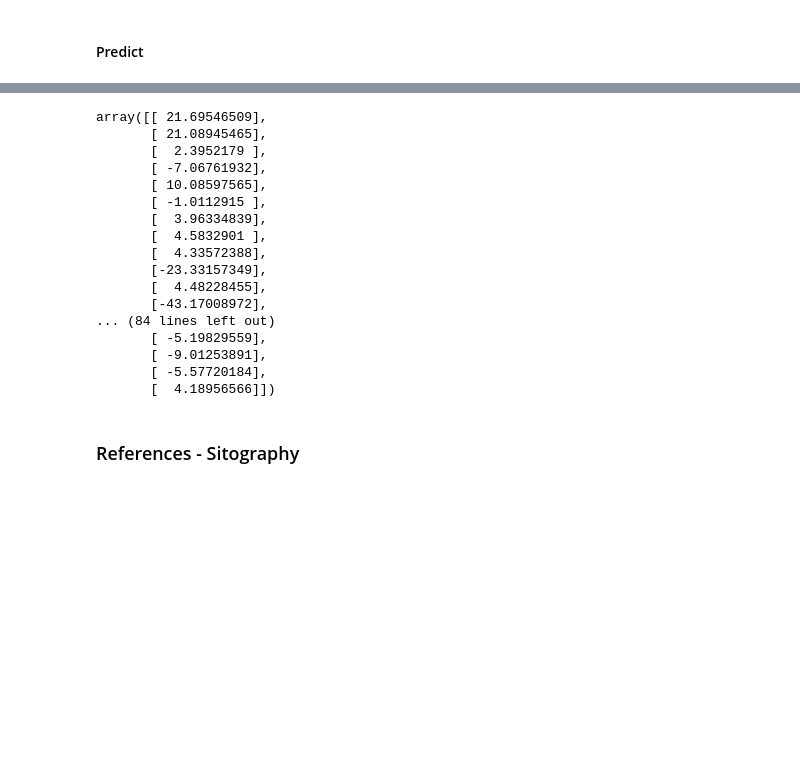
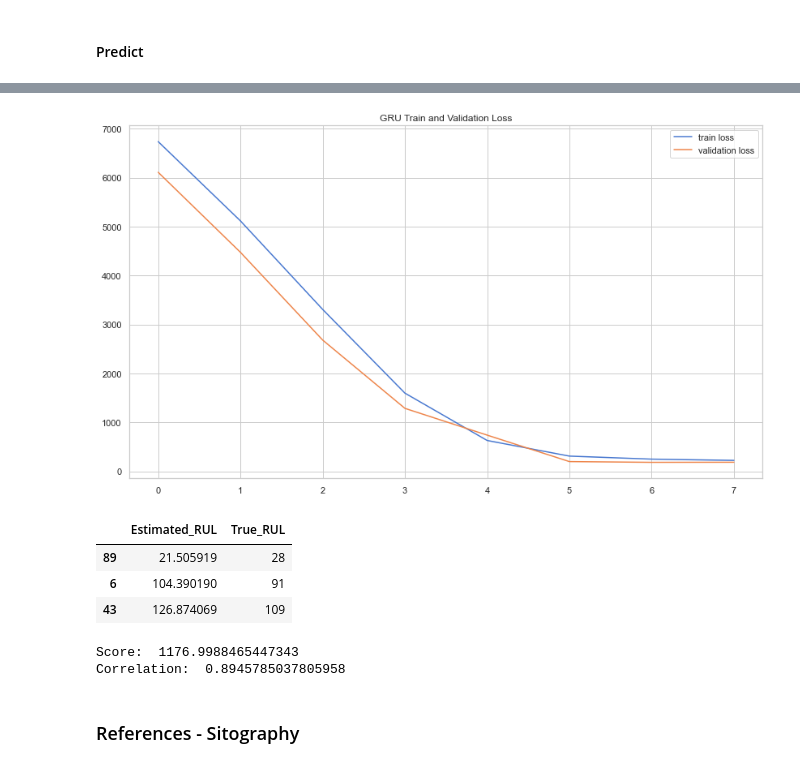
Before and after one commit to kevinpulido89/ML, a Jupyter notebook: C-MAPSS.ipynb, the cells around one changed output, grey strips where cells are left out. Drawn from its saved outputs; the diff is of its cells as text; code cells hidden in the pictures; blank space fills up the shorter version.

```diff
--- a/C-MAPSS.ipynb
+++ b/C-MAPSS.ipynb
@@ -605,20 +700,20 @@ plt.show()
-# %%
-predicted - Y_test
-# %% [output]
-array([[ 21.69546509],
-       [ 21.08945465],
-       [  2.3952179 ],
-       [ -7.06761932],
-       [ 10.08597565],
-       [ -1.0112915 ],
-       [  3.96334839],
-       [  4.5832901 ],
-       [  4.33572388],
-       [-23.33157349],
-       [  4.48228455],
-       [-43.17008972],
-... (84 lines left out)
-       [ -5.19829559],
-       [ -9.01253891],
-       [ -5.57720184],
-       [  4.18956566]])
+# %%
+plt.title('GRU Train and Validation Loss')
+plt.plot(GRU_History[1].history['loss'], label='train loss')
+plt.plot(GRU_History[1].history['val_loss'], label='validation loss')
+
+plt.legend()
+plt.show()
+# plt.savefig('Train Loss_comparison_of_networks.png')
+# %% [output]
+[figure, added]
+# %%
+Evaluate_df = pd.DataFrame()
+Evaluate_df['Estimated_RUL']=pd.Series(predicted.reshape(-1).tolist())
+Evaluate_df['True_RUL']=pd.Series(Y_test.reshape(-1).tolist())
+Evaluate_df.sample(3)
+# %% [output]
+|  | Estimated_RUL | True_RUL |
+| 89 | 21.505919 | 28 |
+| 6 | 104.390190 | 91 |
+| 43 | 126.874069 | 109 |
@@ -625,3 +722,22 @@ array([[ 21.69546509],
+# %%
+a1 = 10
+a2 = 13
+s = []
+corr = Evaluate_df.corr()
+
+for d in (predicted - Y_test):
+    if d <0:
+        ans = math.exp(-(d/a1))-1
+        s.append(ans)
+    else:
+        ans = math.exp((d/a2))-1
+        s.append(ans)
+
+print('Score: ', sum(s))
+print('Correlation: ', corr.iloc[1,0])
+# %% [output]
+Score:  1176.9988465447343
+Correlation:  0.8945785037805958
 # %% [markdown]
 ### References - Sitography
 # %% [markdown]
```
Also changed, not shown: parts of 49 cells of this notebook.
